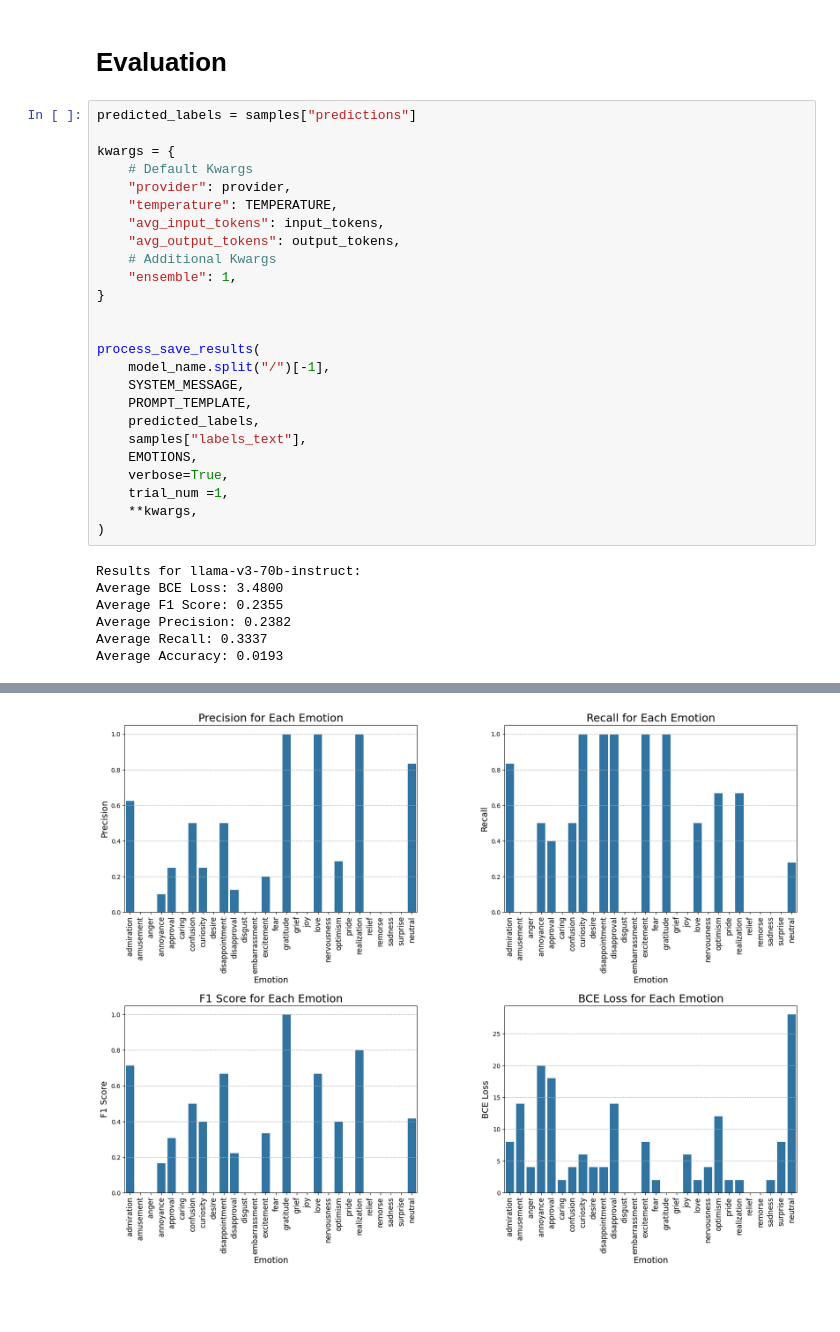
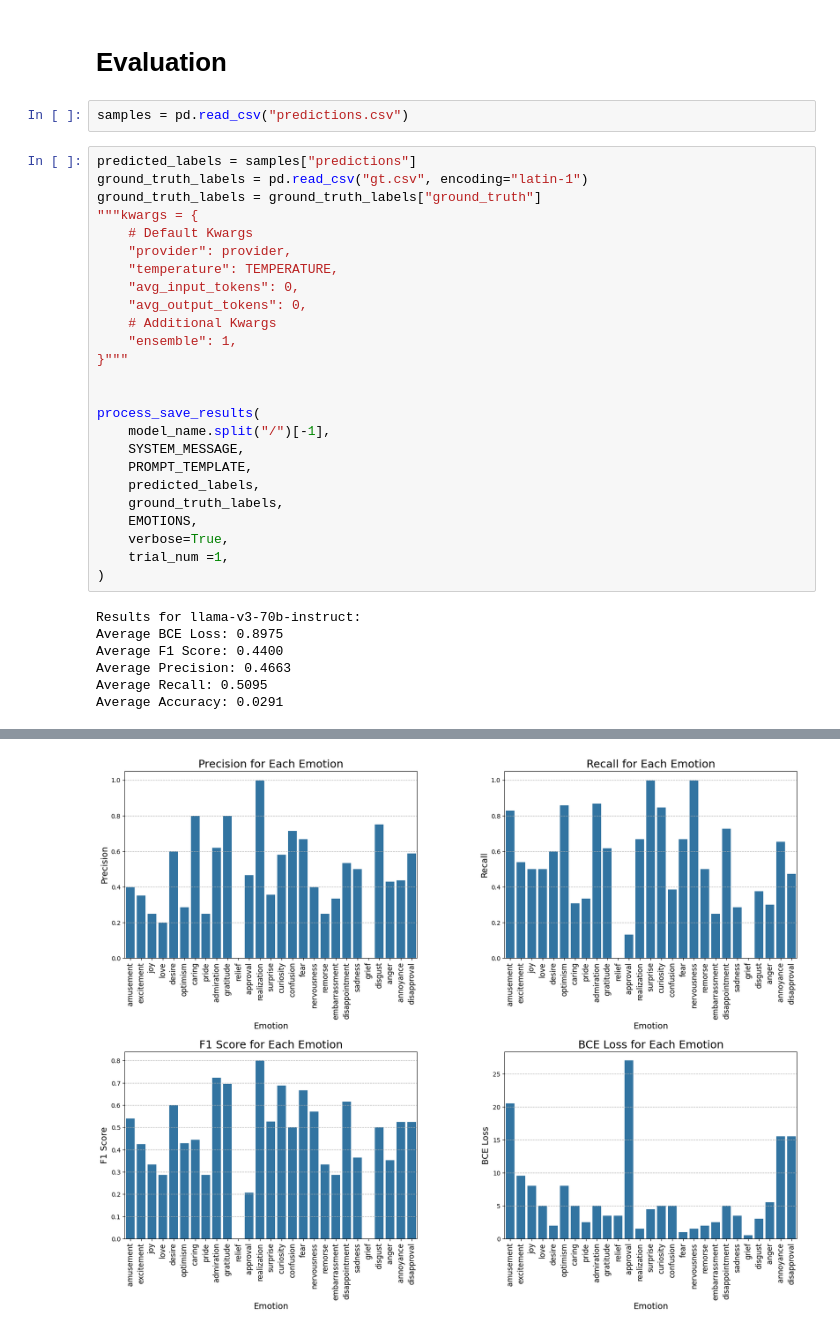
Before and after one commit to AminMohamed-3/LEGO, a Jupyter notebook: Dataset/cleaning.ipynb, the cells around one changed output, grey strips where cells are left out. Drawn from its saved outputs; the diff is of its cells as text; blank space fills up the shorter version.

```diff
--- a/Dataset/cleaning.ipynb
+++ b/Dataset/cleaning.ipynb
@@ -148,18 +148,21 @@ input_tokens = input_tokens / len(samples)
 output_tokens = output_tokens / len(samples)
 # %% [markdown]
 # Evaluation
+# %%
+samples = pd.read_csv("predictions.csv")
 # %%
 predicted_labels = samples["predictions"]
-
-kwargs = {
+ground_truth_labels = pd.read_csv("gt.csv", encoding="latin-1")
+ground_truth_labels = ground_truth_labels["ground_truth"]
+"""kwargs = {
     # Default Kwargs
     "provider": provider,
     "temperature": TEMPERATURE,
-    "avg_input_tokens": input_tokens,
-    "avg_output_tokens": output_tokens,
+    "avg_input_tokens": 0,
+    "avg_output_tokens": 0,
     # Additional Kwargs
     "ensemble": 1,
-}
+}"""
 
 
 process_save_results(
@@ -167,16 +170,15 @@ process_save_results(
     SYSTEM_MESSAGE,
     PROMPT_TEMPLATE,
     predicted_labels,
-    samples["labels_text"],
+    ground_truth_labels,
     EMOTIONS,
     verbose=True,
     trial_num =1,
-    **kwargs,
 )
 # %% [output]
 Results for llama-v3-70b-instruct:
-Average BCE Loss: 3.4800
-Average F1 Score: 0.2355
-Average Precision: 0.2382
-Average Recall: 0.3337
-Average Accuracy: 0.0193
+Average BCE Loss: 0.8975
+Average F1 Score: 0.4400
+Average Precision: 0.4663
+Average Recall: 0.5095
+Average Accuracy: 0.0291
@@ -184 +186 @@ Average Accuracy: 0.0193
-[figure, old version]
+[figure, new version]
```
Also changed, not shown: parts of 6 cells of this notebook, 9 other files.
